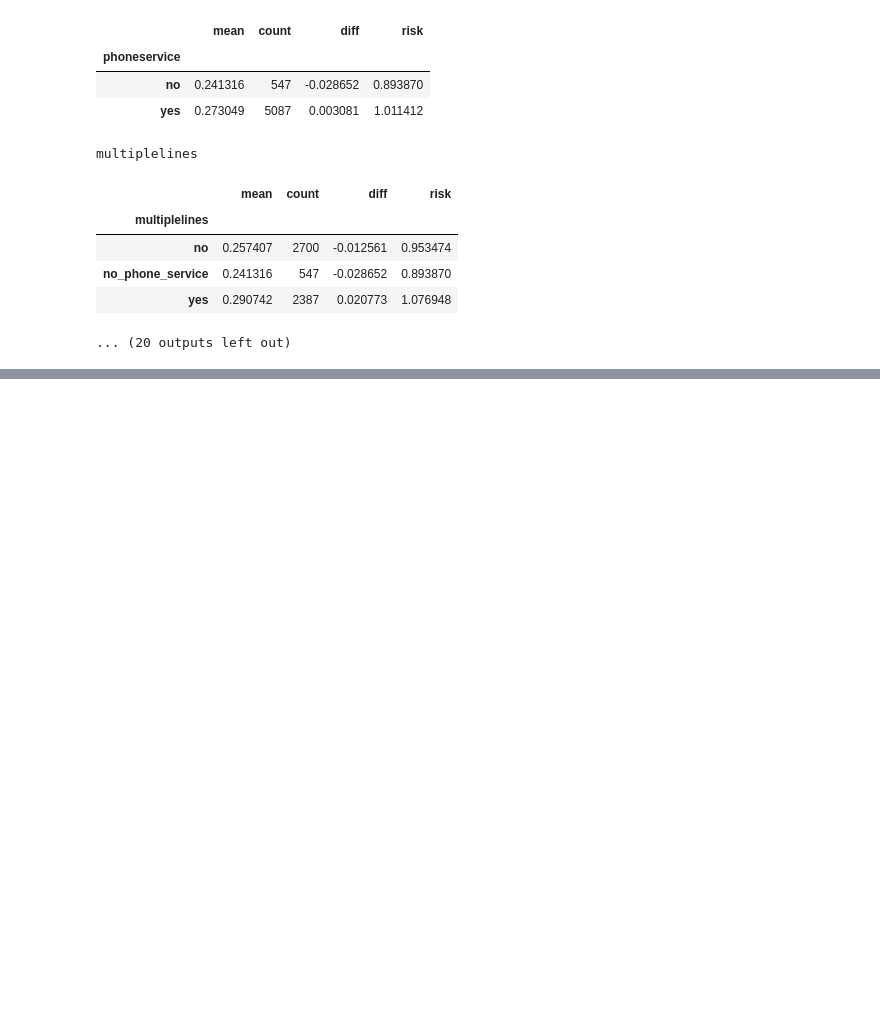
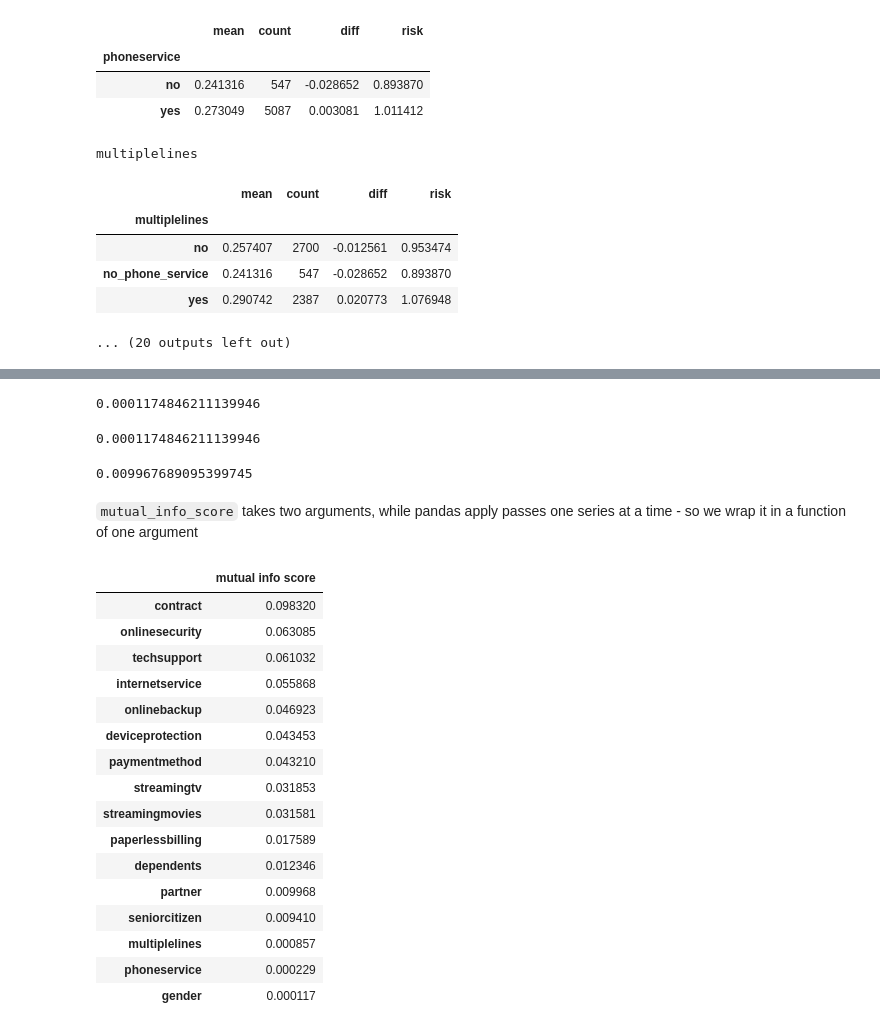
Before and after one commit to RwinRad/ml-forge, a Jupyter notebook: 03-classification/telco-customer-churn.ipynb, the cells around one changed output, grey strips where cells are left out. Drawn from its saved outputs; the diff is of its cells as text; code cells hidden in the pictures; blank space fills up the shorter version.

Commit message:
finish mutual info

```diff
--- a/03-classification/telco-customer-churn.ipynb
+++ b/03-classification/telco-customer-churn.ipynb
@@ -517,0 +526,38 @@ multiplelines
+# %%
+mutual_info_score(df_full_train.churn, df_full_train.gender)
+# %% [output]
+0.0001174846211139946
+# %%
+mutual_info_score(df_full_train.churn, df_full_train.gender)
+# %% [output]
+0.0001174846211139946
+# %%
+mutual_info_score(df_full_train.churn, df_full_train.partner)
+# %% [output]
+0.009967689095399745
+# %% [markdown]
+`mutual_info_score` takes two arguments, while pandas apply passes one series at a time - so we wrap it in a function of one argument
+# %%
+def mutual_info_churn_score(series):
+    return mutual_info_score(series, df_full_train.churn)
+# %%
+mi = df_full_train[categorical].apply(mutual_info_churn_score)
+mi.sort_values(ascending=False).to_frame(name='mutual info score')
+# %% [output]
+|  | mutual info score |
+| contract | 0.098320 |
+| onlinesecurity | 0.063085 |
+| techsupport | 0.061032 |
+| internetservice | 0.055868 |
+| onlinebackup | 0.046923 |
+| deviceprotection | 0.043453 |
+| paymentmethod | 0.043210 |
+| streamingtv | 0.031853 |
+| streamingmovies | 0.031581 |
+| paperlessbilling | 0.017589 |
+| dependents | 0.012346 |
+| partner | 0.009968 |
+| seniorcitizen | 0.009410 |
+| multiplelines | 0.000857 |
+| phoneservice | 0.000229 |
+| gender | 0.000117 |
```
Also changed, not shown: parts of 3 cells of this notebook.
